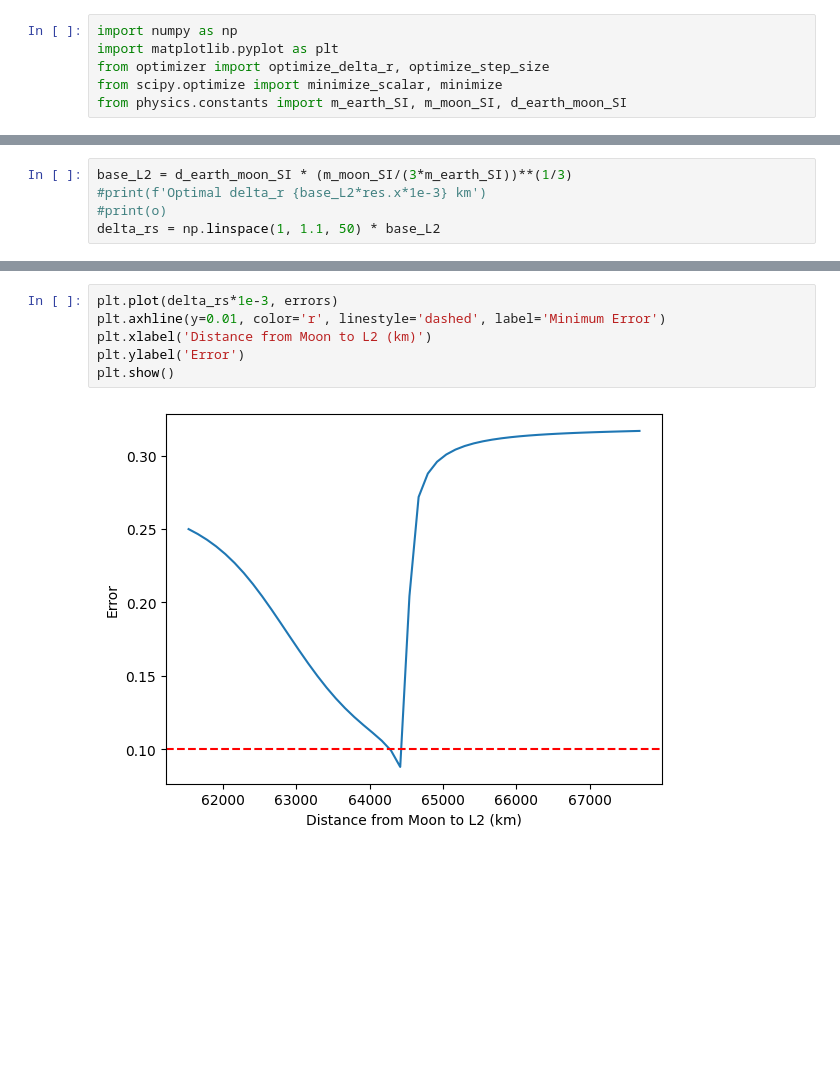
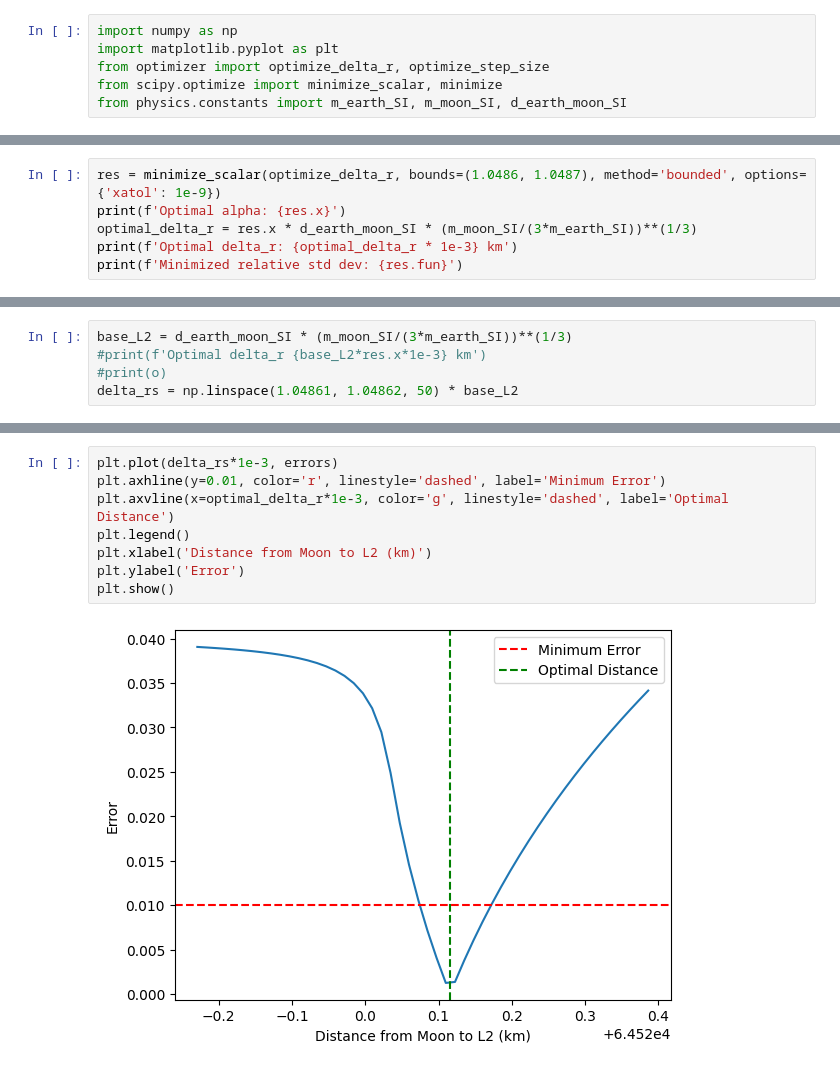
Before and after one commit to Sam-Coulthurst/ComputingProject, a Jupyter notebook: finding_optimals.ipynb, the cells around one changed output, grey strips where cells are left out. Drawn from its saved outputs; the diff is of its cells as text; blank space fills up the shorter version.

```diff
--- a/finding_optimals.ipynb
+++ b/finding_optimals.ipynb
@@ -16,0 +9,6 @@ Optimal delta_r: 64520.112511047984 km
+# %%
+res = minimize_scalar(optimize_delta_r, bounds=(1.0486, 1.0487), method='bounded', options={'xatol': 1e-9})
+print(f'Optimal alpha: {res.x}')
+optimal_delta_r = res.x * d_earth_moon_SI * (m_moon_SI/(3*m_earth_SI))**(1/3)
+print(f'Optimal delta_r: {optimal_delta_r * 1e-3} km')
+print(f'Minimized relative std dev: {res.fun}')
@@ -18,7 +21,7 @@ Optimal delta_r: 64520.112511047984 km
 base_L2 = d_earth_moon_SI * (m_moon_SI/(3*m_earth_SI))**(1/3)
 #print(f'Optimal delta_r {base_L2*res.x*1e-3} km')
 #print(o)
-delta_rs = np.linspace(1, 1.1, 50) * base_L2
+delta_rs = np.linspace(1.04861, 1.04862, 50) * base_L2
 # %%
 errors = []
 for delta_r in delta_rs:
@@ -46,11 +32,13 @@ Optimal delta_r: 67681.73862533708 km
 # %%
 plt.plot(delta_rs*1e-3, errors)
 plt.axhline(y=0.01, color='r', linestyle='dashed', label='Minimum Error')
+plt.axvline(x=optimal_delta_r*1e-3, color='g', linestyle='dashed', label='Optimal Distance')
+plt.legend()
 plt.xlabel('Distance from Moon to L2 (km)')
 plt.ylabel('Error')
 plt.show()
 # %% [output]
-[figure, old version]
+[figure, new version]
 # %%
 res2 = minimize_scalar(optimize_step_size, bounds=(1e-1, 1e5), method='bounded')
 optimal_step_size = res2.x
```
Also changed, not shown: parts of 7 cells of this notebook, 4 other files.
